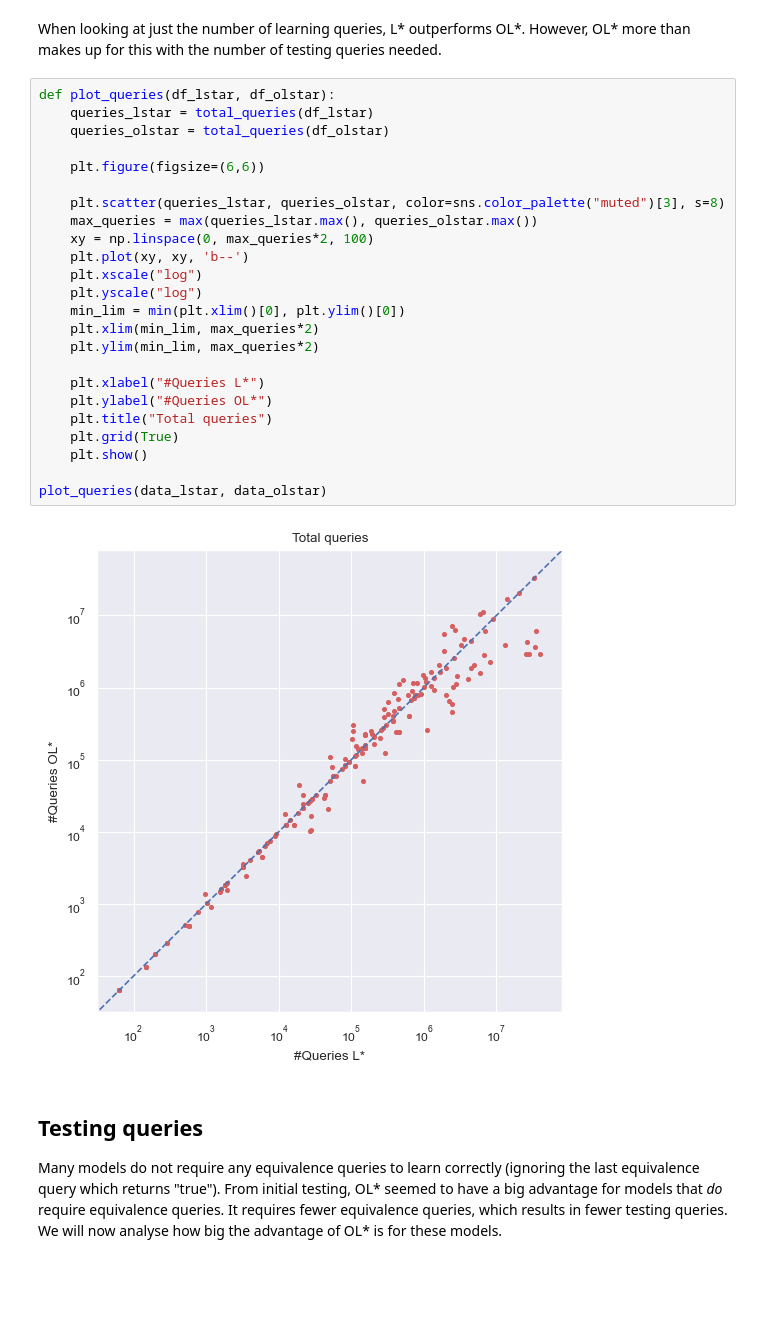
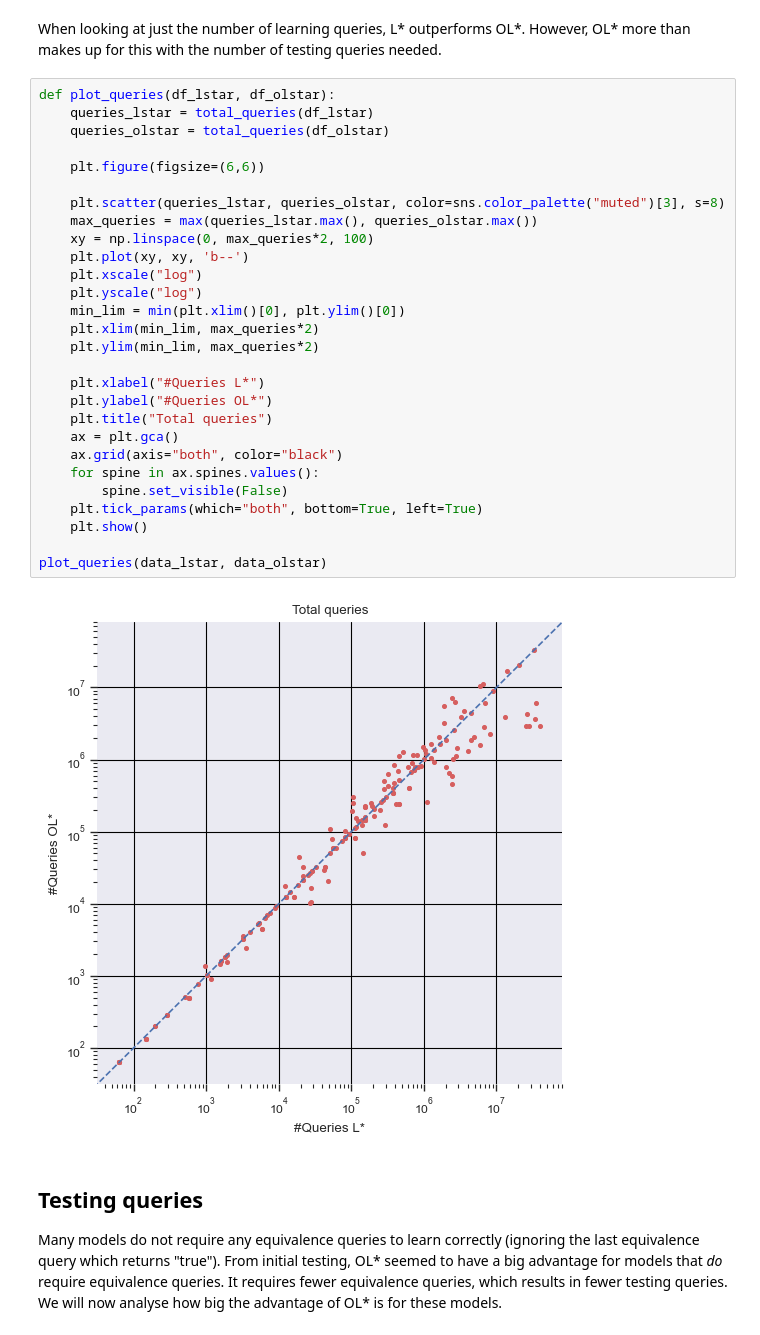
Before and after one commit to SCRK16/OLStar, a Jupyter notebook: code/python/analysis.ipynb, the cells around one changed output. Drawn from its saved outputs; the diff is of its cells as text; blank space fills up the shorter version.

Commit message:
Tick marks

```diff
--- a/code/python/analysis.ipynb
+++ b/code/python/analysis.ipynb
@@ -69,29 +69,33 @@ When looking at just the number of learning queries, L\* outperforms OL\*. Howev
 # %%
 def plot_queries(df_lstar, df_olstar):
     queries_lstar = total_queries(df_lstar)
     queries_olstar = total_queries(df_olstar)
 
     plt.figure(figsize=(6,6))
 
     plt.scatter(queries_lstar, queries_olstar, color=sns.color_palette("muted")[3], s=8)
     max_queries = max(queries_lstar.max(), queries_olstar.max())
     xy = np.linspace(0, max_queries*2, 100)
     plt.plot(xy, xy, 'b--')
     plt.xscale("log")
     plt.yscale("log")
     min_lim = min(plt.xlim()[0], plt.ylim()[0])
     plt.xlim(min_lim, max_queries*2)
     plt.ylim(min_lim, max_queries*2)
 
     plt.xlabel("#Queries L*")
     plt.ylabel("#Queries OL*")
     plt.title("Total queries")
-    plt.grid(True)
+    ax = plt.gca()
+    ax.grid(axis="both", color="black")
+    for spine in ax.spines.values():
+        spine.set_visible(False)
+    plt.tick_params(which="both", bottom=True, left=True)
     plt.show()
 
 plot_queries(data_lstar, data_olstar)
 # %% [output]
-[figure, old version]
+[figure, new version]
 # %% [markdown]
 ## Testing queries
 
```
Also changed, not shown: parts of 6 cells of this notebook, 1 other file.
